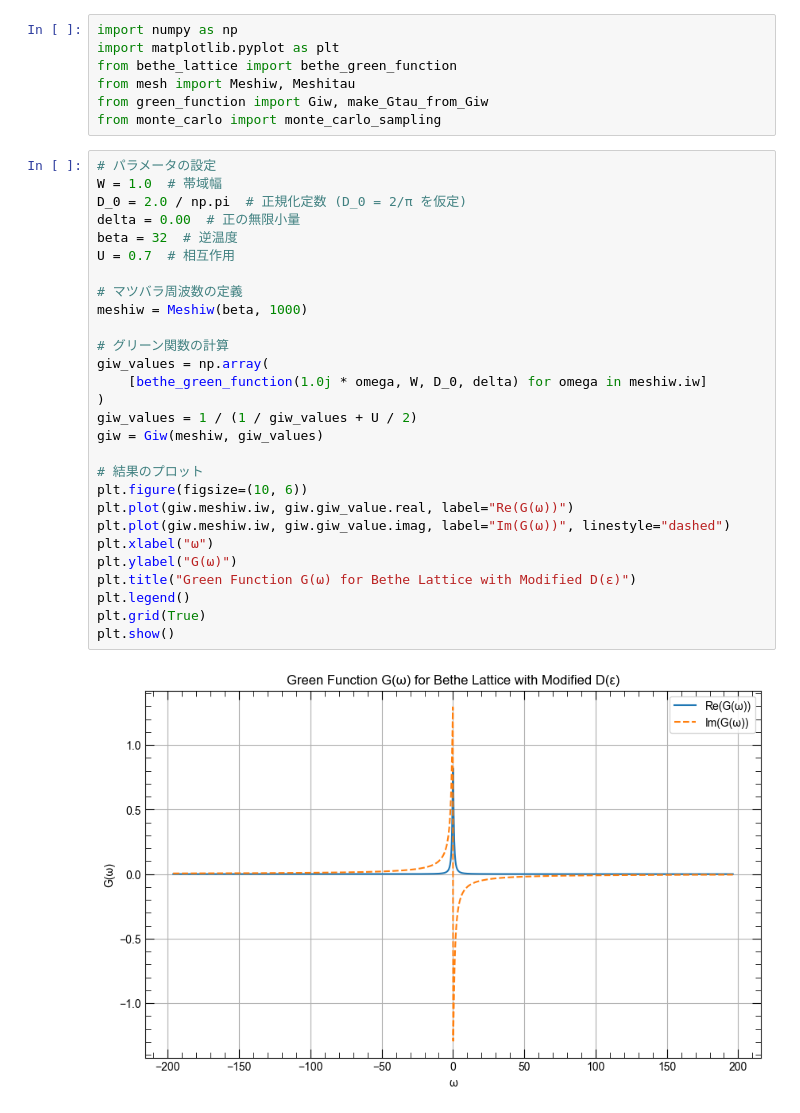
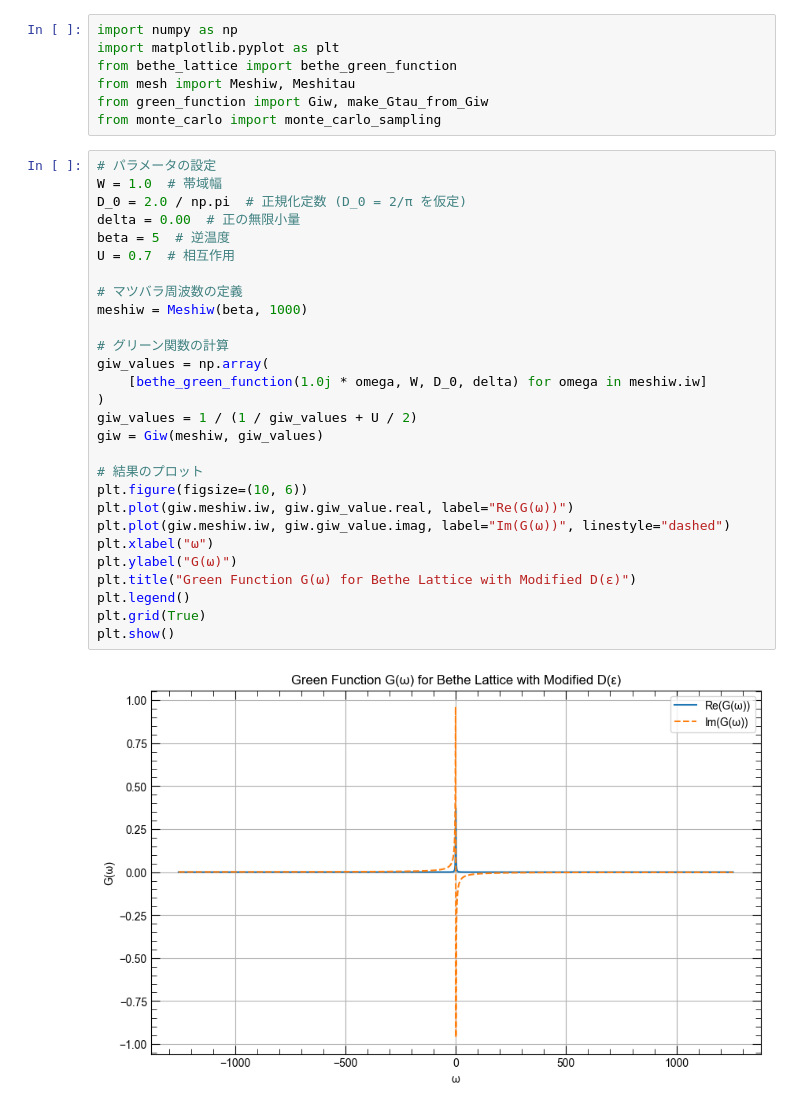
Before and after one commit to yamashun99/hirsch-fye, a Jupyter notebook: main.ipynb, the cells around one changed output. Saved outputs shown, nothing was run; the diff lists cells and outputs as text.

```diff
--- a/main.ipynb
+++ b/main.ipynb
@@ -8,33 +8,33 @@ from monte_carlo import monte_carlo_sampling
 # %%
 # パラメータの設定
 W = 1.0  # 帯域幅
 D_0 = 2.0 / np.pi  # 正規化定数 (D_0 = 2/π を仮定)
 delta = 0.00  # 正の無限小量
-beta = 32  # 逆温度
+beta = 5  # 逆温度
 U = 0.7  # 相互作用
 
 # マツバラ周波数の定義
 meshiw = Meshiw(beta, 1000)
 
 # グリーン関数の計算
 giw_values = np.array(
     [bethe_green_function(1.0j * omega, W, D_0, delta) for omega in meshiw.iw]
 )
 giw_values = 1 / (1 / giw_values + U / 2)
 giw = Giw(meshiw, giw_values)
 
 # 結果のプロット
 plt.figure(figsize=(10, 6))
 plt.plot(giw.meshiw.iw, giw.giw_value.real, label="Re(G(ω))")
 plt.plot(giw.meshiw.iw, giw.giw_value.imag, label="Im(G(ω))", linestyle="dashed")
 plt.xlabel("ω")
 plt.ylabel("G(ω)")
 plt.title("Green Function G(ω) for Bethe Lattice with Modified D(ε)")
 plt.legend()
 plt.grid(True)
 plt.show()
 # %% [output]
-[figure, old version]
+[figure, new version]
 # %%
 # Gtauへの変換
 gtau = make_Gtau_from_Giw(giw, 100)
```
Also changed, not shown: parts of 11 cells of this notebook, 1 other file.
